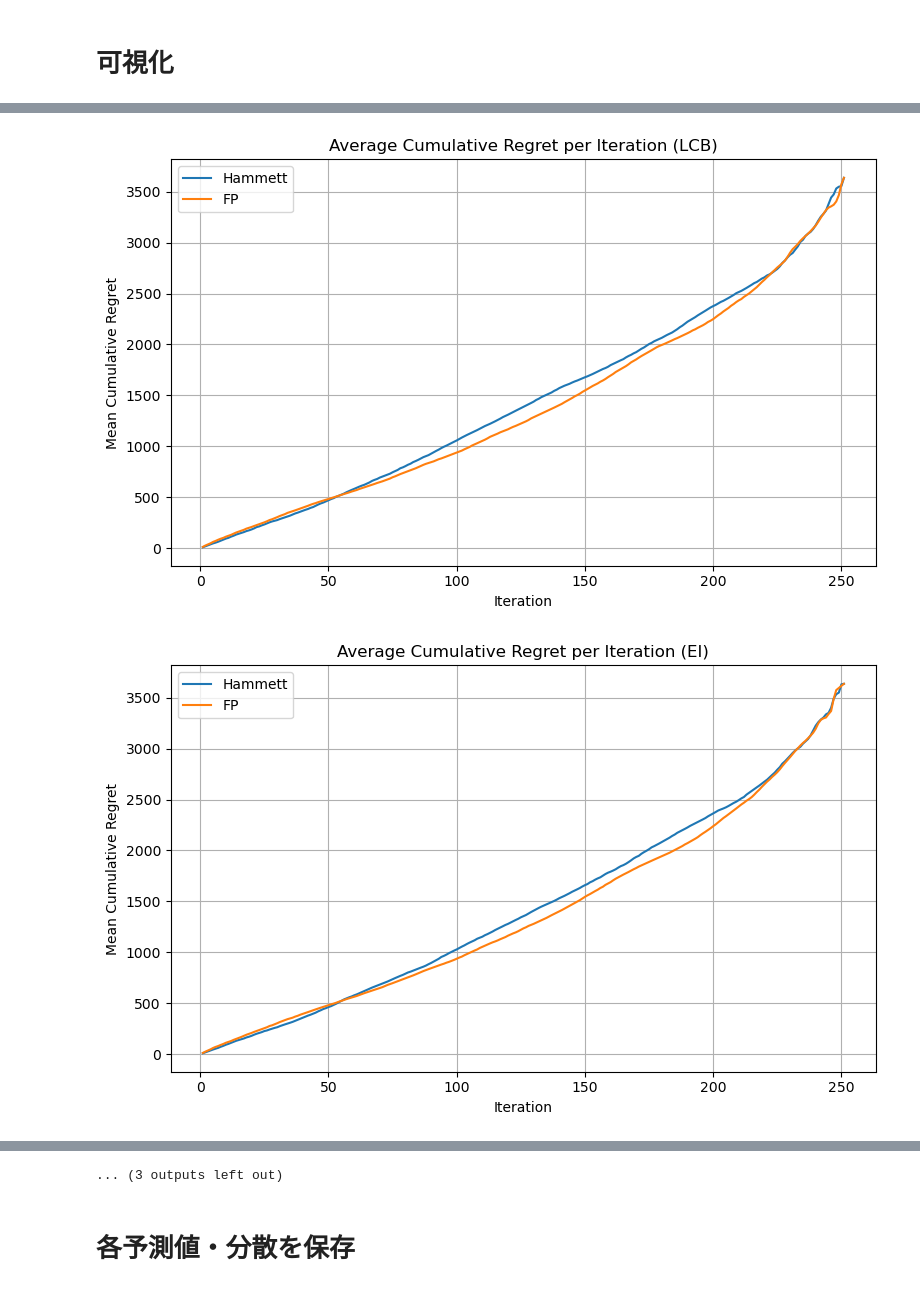
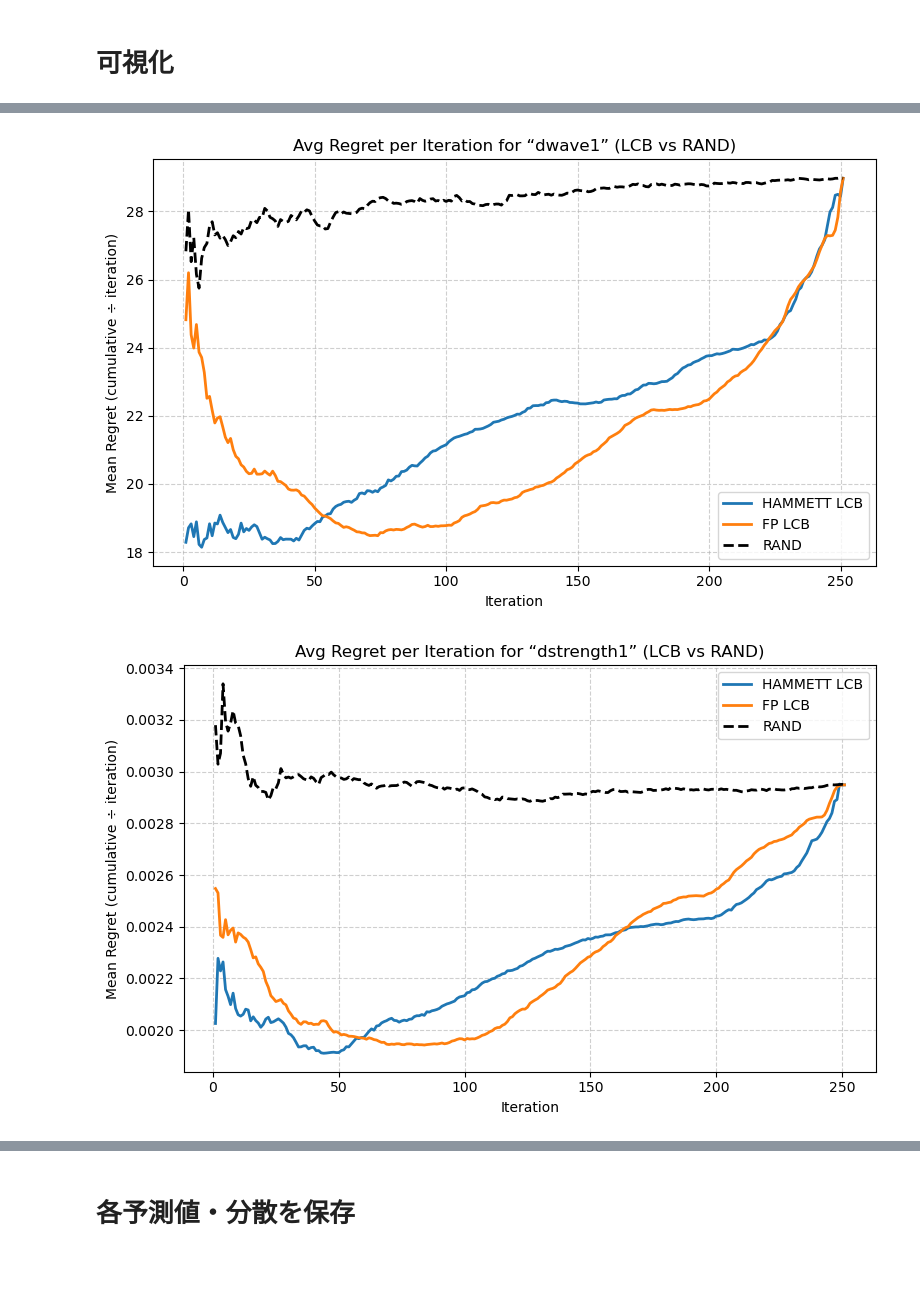
Before and after one commit to kakeru-watanabe06/BO_FP_Hammett_SL, a Jupyter notebook: FP_BO.ipynb/FP_BOのコピー.ipynb, the cells around one changed output, grey strips where cells are left out. Cells and saved outputs as stored; diff of their text form; code cells hidden in the pictures.

```diff
--- a/FP_BO.ipynb/FP_BOのコピー.ipynb
+++ b/FP_BO.ipynb/FP_BOのコピー.ipynb
@@ -1016,36 +1094,36 @@ def plot_avg_regret_per_obj_with_rand(regret_results):
     })
 
     for method in ['lcb', 'ei']:
         method_dict = regret_results[method]
         for obj in objectives:
             plt.figure(figsize=(8, 5))
             # 各説明関数
             for desc, df in method_dict.items():
                 avg_regret = df[obj] / df.index
                 plt.plot(df.index, avg_regret,
                          label=f"{desc.upper()} {method.upper()}",
                          linewidth=2)
             # RAND baseline
             rand_avg = rand_avg_cum[obj] / rand_avg_cum.index
             plt.plot(rand_avg.index, rand_avg.values,
                      linestyle='--', color='black', label='RAND', linewidth=2)
 
             plt.title(f"Avg Regret per Iteration for “{obj}” ({method.upper()} vs RAND)")
             plt.xlabel("Iteration")
             plt.ylabel("Mean Regret (cumulative ÷ iteration)")
             plt.legend()
             plt.grid(True, linestyle='--', alpha=0.6)
             plt.tight_layout()
             plt.show()
 
 
 
 regret_by_method = load_regret_by_method(file_initials)
-plot_regret_by_method(regret_by_method)
-plot_avg_regret_per_iter_by_method(regret_by_method)
-plot_avg_regret_per_obj_by_method(regret_by_method)
-plot_avg_regret_with_rand(regret_by_method)
+# plot_regret_by_method(regret_by_method)
+# plot_avg_regret_per_iter_by_method(regret_by_method)
+# plot_avg_regret_per_obj_by_method(regret_by_method)
+# plot_avg_regret_with_rand(regret_by_method)
 plot_avg_regret_per_obj_with_rand(regret_by_method)
 # %% [output]
-[figure, old version]
+[figure, new version]
-[figure, old version]
+[figure, new version]
@@ -1062,4 +1132,3 @@ plot_avg_regret_per_obj_with_rand(regret_by_method)
-... (3 outputs left out)
 # %% [markdown]
 # 各予測値・分散を保存
 # %%
```
Also changed, not shown: parts of 7 cells of this notebook, 1 other file.
